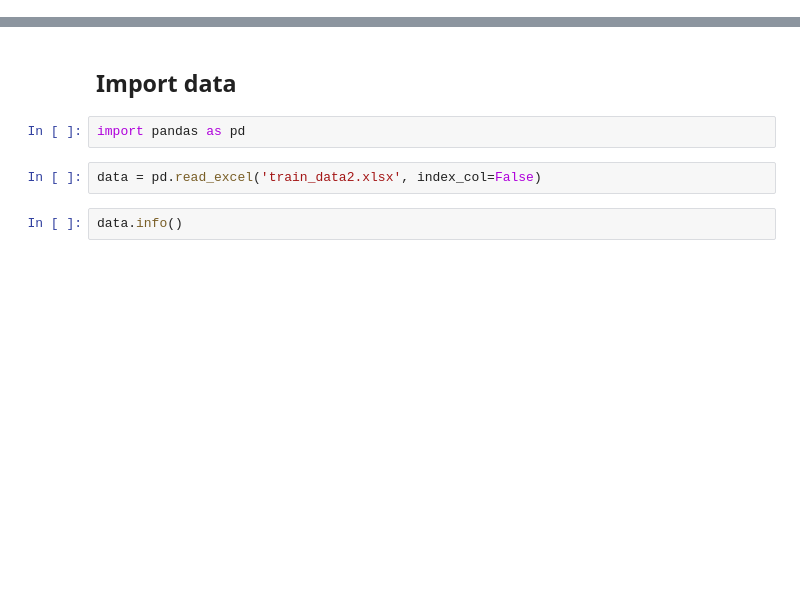
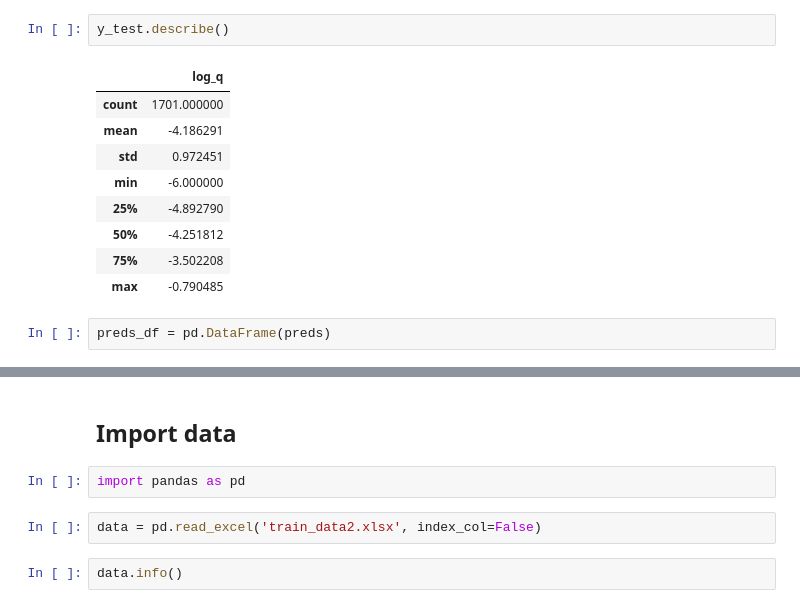
Before and after one commit to OmarMomen14/wave_overtopping_prediction, a Jupyter notebook: modeling.ipynb, the cells around one changed output, grey strips where cells are left out. Cells and saved outputs as stored; diff of their text form; blank space fills up the shorter version.

```diff
--- a/modeling.ipynb
+++ b/modeling.ipynb
@@ -0,0 +138,14 @@
+# %%
+y_test.describe()
+# %% [output]
+|  | log_q |
+| count | 1701.000000 |
+| mean | -4.186291 |
+| std | 0.972451 |
+| min | -6.000000 |
+| 25% | -4.892790 |
+| 50% | -4.251812 |
+| 75% | -3.502208 |
+| max | -0.790485 |
+# %%
+preds_df = pd.DataFrame(preds)
```
Also changed, not shown: parts of 35 cells of this notebook, 6 other files.
